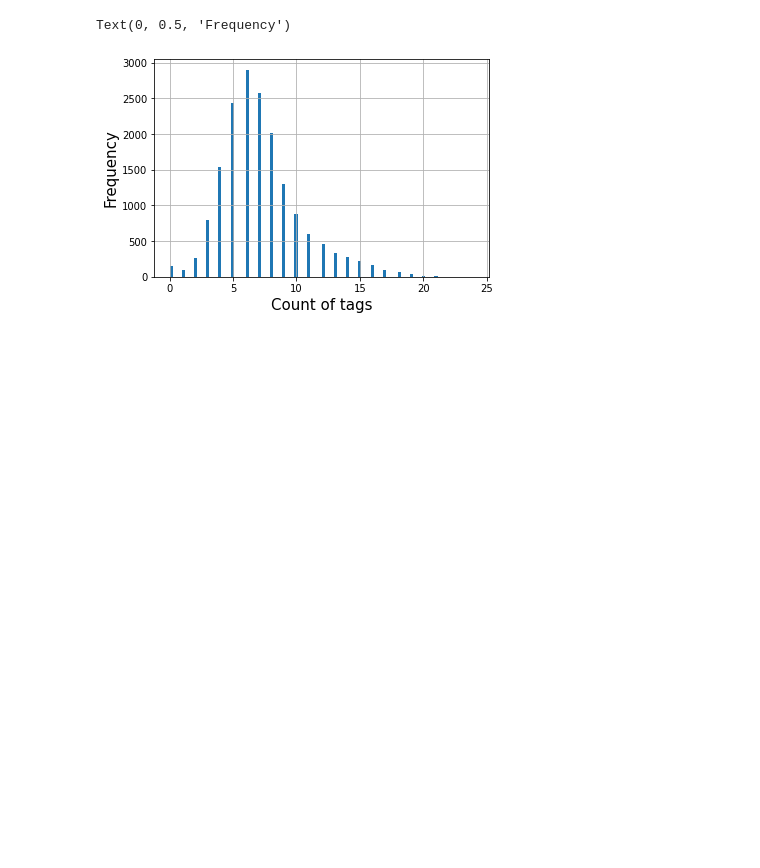
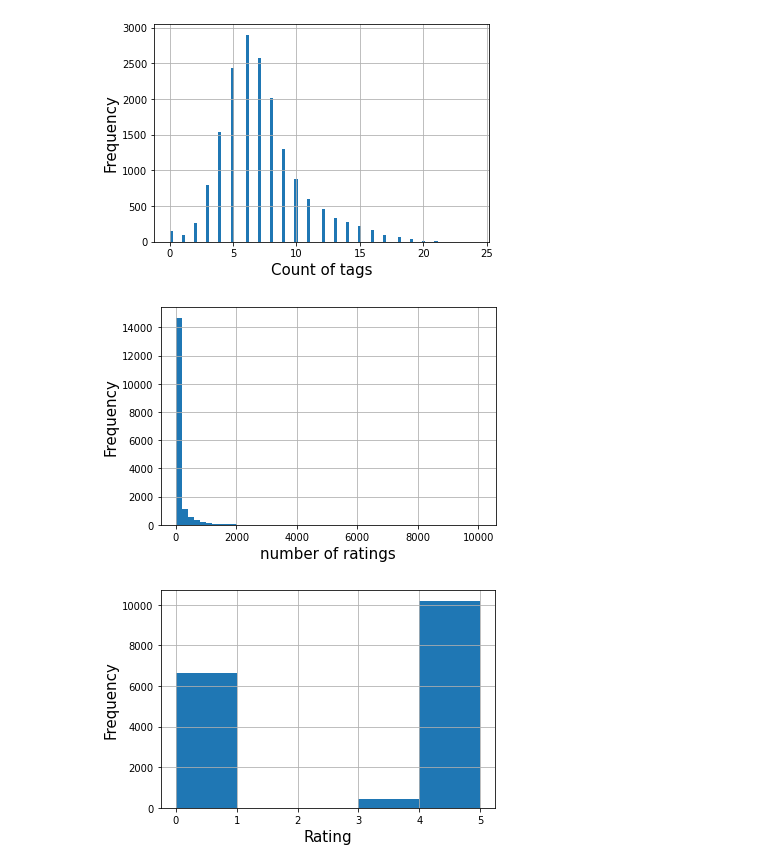
Before and after one commit to aujxn/CS445_final, a Jupyter notebook: analysis.ipynb, the cells around one changed output. Drawn from its saved outputs; the diff is of its cells as text; code cells hidden in the pictures; blank space fills up the shorter version.

Commit message:
Adding num ratings and avg ratings analysis

```diff
--- a/analysis.ipynb
+++ b/analysis.ipynb
@@ -33,11 +35,25 @@ recipes = pd.read_json("recipes.json").T
 # %%
 # Calculate Count of tags
 recipes['len'] = recipes['tags'].str.len()
 
 # create histogram of len
 recipes['len'].hist(bins=100)
 plt.xlabel("Count of tags", fontsize=15)
 plt.ylabel("Frequency",fontsize=15)
+plt.show()
+
+# create histogram of num_ratings
+recipes['num_ratings'].hist(bins=50)
+plt.xlabel("number of ratings", fontsize=15)
+plt.ylabel("Frequency",fontsize=15)
+plt.show()
+
+# create histogram of avg_raging
+recipes['avg_rating'].hist(bins=5)
+plt.xlabel("Rating", fontsize=15)
+plt.ylabel("Frequency",fontsize=15)
+plt.show()
 # %% [output]
-Text(0, 0.5, 'Frequency')
 [figure]
+[figure, added]
+[figure, added]
```
Also changed, not shown: parts of 1 cell of this notebook.
